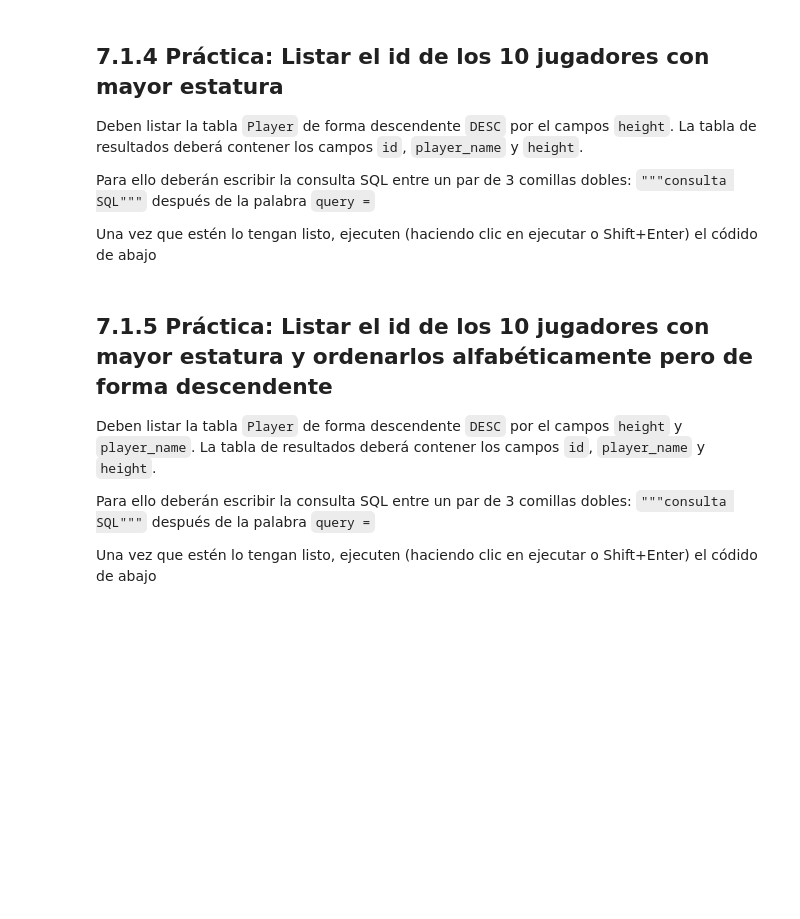
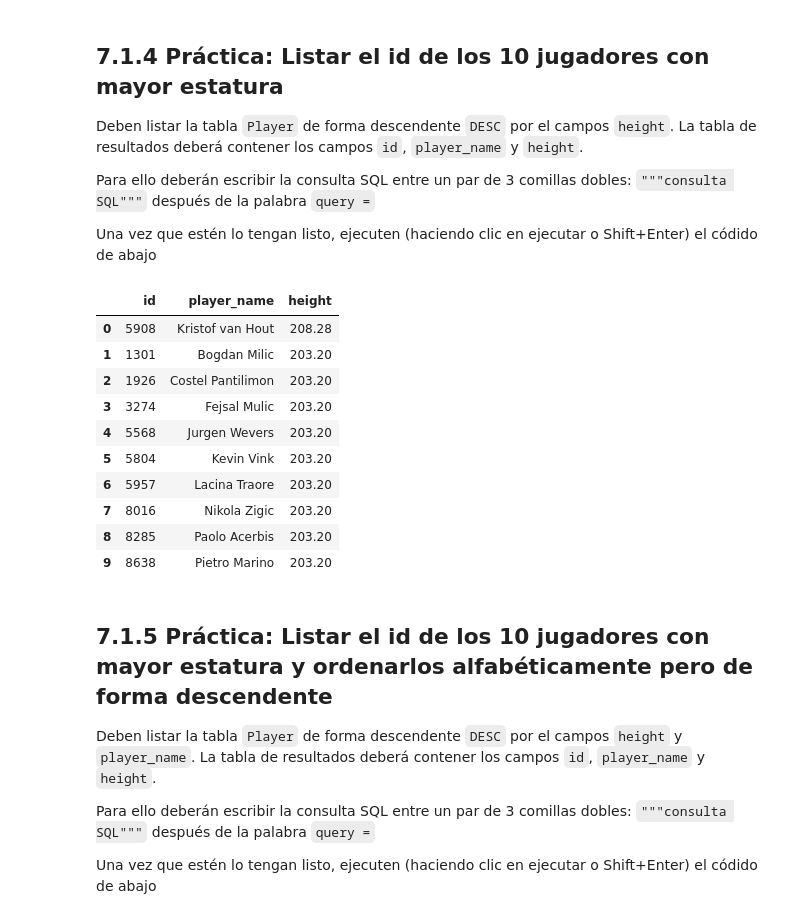
Before and after one commit to Dannap77/Talento-tech, a Jupyter notebook: Data_Analysis_SQL.ipynb, the cells around one changed output. Cells and saved outputs as stored; diff of their text form; code cells hidden in the pictures; blank space fills up the shorter version.

```diff
--- a/Data_Analysis_SQL.ipynb
+++ b/Data_Analysis_SQL.ipynb
@@ -1010,11 +1020,23 @@ Una vez que estén lo tengan listo, ejecuten (haciendo clic en ejecutar o Shift+
 # %%
 #Ingrese la la consulta SQL entre un par de 3 comillas dobles: """consulta SQL""" después de la palabra query =
 
-query =
+query ="""SELECT id, player_name, height FROM Player ORDER BY height DESC LIMIT 10;"""
 
 #No modificar lo siguiente:
 player_heightdesc = pd.read_sql(query, conn)
 player_heightdesc
+# %% [output]
+|  | id | player_name | height |
+| 0 | 5908 | Kristof van Hout | 208.28 |
+| 1 | 1301 | Bogdan Milic | 203.20 |
+| 2 | 1926 | Costel Pantilimon | 203.20 |
+| 3 | 3274 | Fejsal Mulic | 203.20 |
+| 4 | 5568 | Jurgen Wevers | 203.20 |
+| 5 | 5804 | Kevin Vink | 203.20 |
+| 6 | 5957 | Lacina Traore | 203.20 |
+| 7 | 8016 | Nikola Zigic | 203.20 |
+| 8 | 8285 | Paolo Acerbis | 203.20 |
+| 9 | 8638 | Pietro Marino | 203.20 |
 # %% [markdown]
 ## 7.1.5 Práctica: Listar el id de los 10 jugadores con mayor estatura y ordenarlos alfabéticamente pero de forma descendente
 
```
Also changed, not shown: parts of 31 cells of this notebook.
